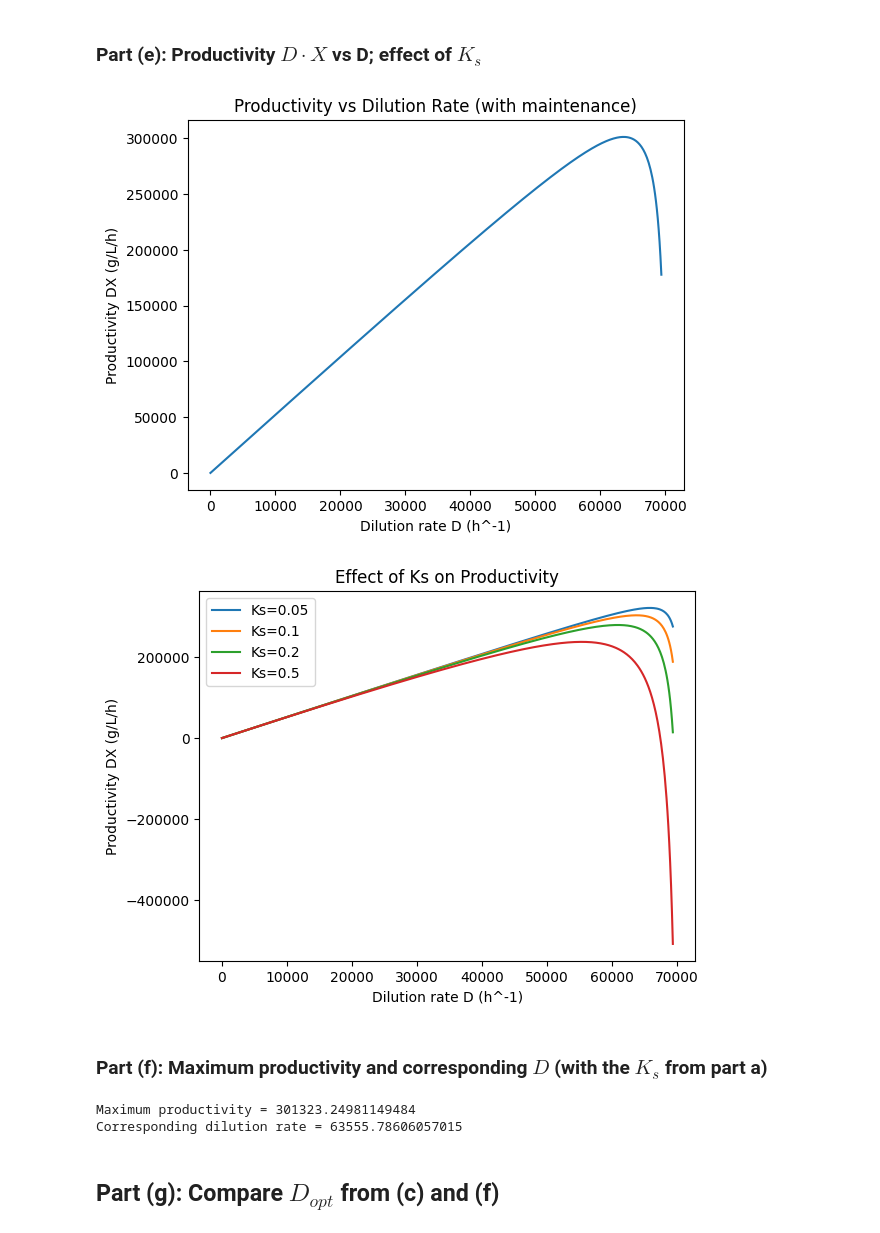
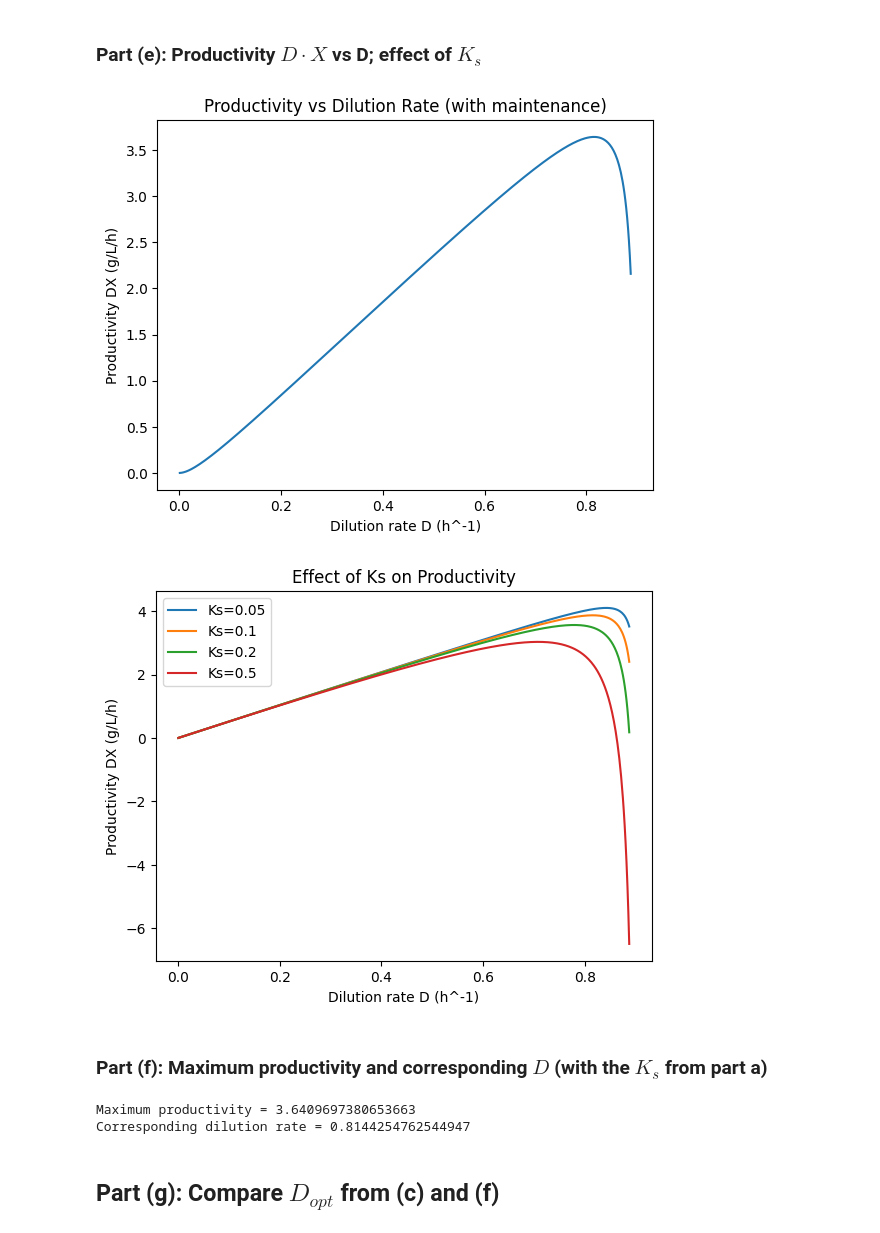
Before and after one commit to Noah-Paga/Bioreactor-mod-simulation, a Jupyter notebook: Project_2/Ex_4.ipynb, the cells around one changed output. Drawn from its saved outputs; the diff is of its cells as text; code cells hidden in the pictures.

```diff
--- a/Project_2/Ex_4.ipynb
+++ b/Project_2/Ex_4.ipynb
@@ -205,13 +207,13 @@ The ($+$) root exceeds $D_{max}$ (non-physical), so we take the ($-$) root:
 
 $$\boxed{D_{opt} = \mu_{max}\left(1 - \sqrt{\frac{K_s}{K_s+S_0}}\right)}$$
 # %%
-# ── (c) D_max and D_opt (no maintenance) ──────────────────────────────────────
-D_max = mu_max * S0 / (Ks + S0)
+#(c) D_max and D_opt (no maintenance)
+D_max = mumax * S0 / (Ks + S0)
 
 print("Maximum dilution rate D_max =", D_max, "h^-1")
 
 def substrate_no_maintenance(D):
-    return Ks * D / (mu_max - D)
+    return Ks * D / (mumax - D)
 
 def biomass_no_maintenance(D):
     S = substrate_no_maintenance(D)
@@ -259,7 +261,7 @@ def solve_system(D):
     def equations(vars):
         S, X = vars
 
-        mu = mu_max*S/(Ks+S)
+        mu = mumax*S/(Ks+S)
 
         eq1 = mu - D
         eq2 = D*(S0-S) - (D*X/Yxs + m*X)
@@ -291,5 +293,6 @@ plt.ylabel("Concentration (g/L)")
 plt.title("Substrate and Biomass vs Dilution Rate")
 
 plt.legend()
+plt.savefig(r"C:\Users\noah2\OneDrive\Documents\GitHub\Projects\Bioreactor-mod-simulation\Project_2\Images\ex4_part_D.png")
 plt.show()
 # %% [output]
@@ -306,34 +309,34 @@ plt.plot(D_range, productivity)
 plt.xlabel("Dilution rate D (h^-1)")
 plt.ylabel("Productivity DX (g/L/h)")
 plt.title("Productivity vs Dilution Rate (with maintenance)")
-
+plt.savefig(r"C:\Users\noah2\OneDrive\Documents\GitHub\Projects\Bioreactor-mod-simulation\Project_2\Images\ex4_part_E1.png")
 plt.show()
 # %% [output]
-[figure, old version]
+[figure, new version]
 # %%
 Ks_values = [0.05,0.1,0.2,0.5]
 
 plt.figure()
 
 for Ks_test in Ks_values:
 
     def substrate(D):
-        return Ks_test*D/(mu_max-D)
+        return Ks_test*D/(mumax-D)
 
     X = Yxs*(S0 - substrate(D_range))
 
     P = D_range*X
 
     plt.plot(D_range,P,label=f"Ks={Ks_test}")
 
 plt.xlabel("Dilution rate D (h^-1)")
 plt.ylabel("Productivity DX (g/L/h)")
 plt.title("Effect of Ks on Productivity")
-
+plt.savefig(r"C:\Users\noah2\OneDrive\Documents\GitHub\Projects\Bioreactor-mod-simulation\Project_2\Images\ex4_part_E2.png")
 plt.legend()
 plt.show()
 # %% [output]
-[figure, old version]
+[figure, new version]
 # %% [markdown]
 ### Part (f): Maximum productivity and corresponding $D$ (with the $K_s$ from part a)
 # %%
@@ -343,8 +346,8 @@ D_best = D_range[np.argmax(productivity)]
 print("Maximum productivity =", P_max)
 print("Corresponding dilution rate =", D_best)
 # %% [output]
-Maximum productivity = 301323.24981149484
-Corresponding dilution rate = 63555.78606057015
+Maximum productivity = 3.6409697380653663
+Corresponding dilution rate = 0.8144254762544947
 # %% [markdown]
 ## Part (g): Compare $D_{opt}$ from (c) and (f)
 # %%
```
Also changed, not shown: parts of 6 cells of this notebook, 9 other files.
